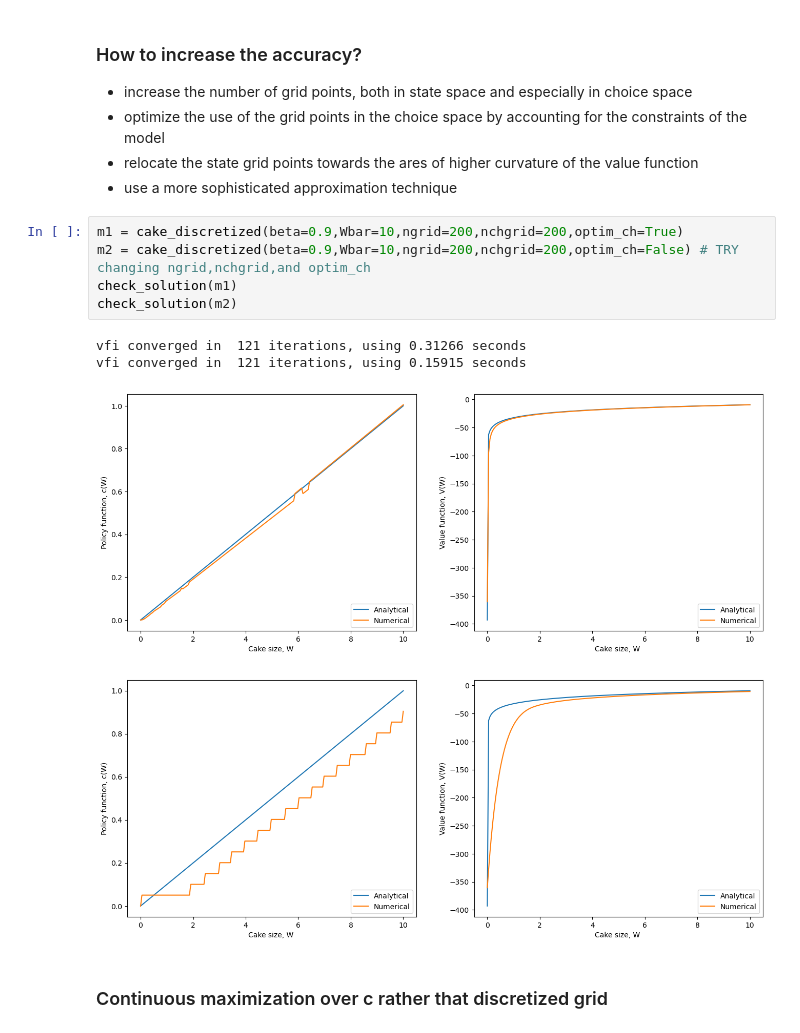
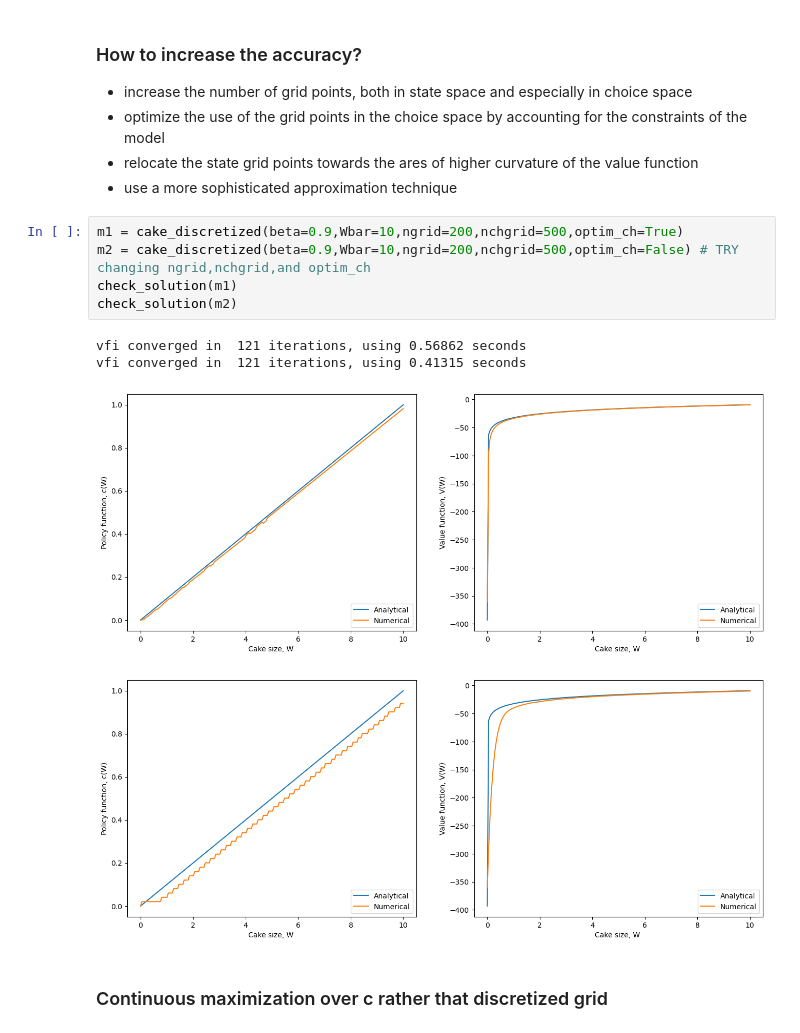
Before and after one commit to bschjerning/dp_ucph, a Jupyter notebook: 1_theory_tools/02_cake_eating_example.ipynb, the cells around one changed output. Drawn from its saved outputs; the diff is of its cells as text.

```diff
--- a/1_theory_tools/02_cake_eating_example.ipynb
+++ b/1_theory_tools/02_cake_eating_example.ipynb
@@ -487,15 +482,15 @@ vfi converged in  121 iterations, using 0.1448 seconds
 - relocate the state grid points towards the ares of higher curvature of the value function
 - use a more sophisticated approximation technique
 # %%
-m1 = cake_discretized(beta=0.9,Wbar=10,ngrid=200,nchgrid=200,optim_ch=True)
-m2 = cake_discretized(beta=0.9,Wbar=10,ngrid=200,nchgrid=200,optim_ch=False) # TRY changing ngrid,nchgrid,and optim_ch
+m1 = cake_discretized(beta=0.9,Wbar=10,ngrid=200,nchgrid=500,optim_ch=True)
+m2 = cake_discretized(beta=0.9,Wbar=10,ngrid=200,nchgrid=500,optim_ch=False) # TRY changing ngrid,nchgrid,and optim_ch
 check_solution(m1)
 check_solution(m2)
 # %% [output]
-vfi converged in  121 iterations, using 0.31266 seconds
-vfi converged in  121 iterations, using 0.15915 seconds
+vfi converged in  121 iterations, using 0.56862 seconds
+vfi converged in  121 iterations, using 0.41315 seconds
-[figure, old version]
+[figure, new version]
-[figure, old version]
+[figure, new version]
 # %% [markdown]
 ### Continuous maximization over c rather that discretized grid
 # %%
```
Also changed, not shown: parts of 10 cells of this notebook.
